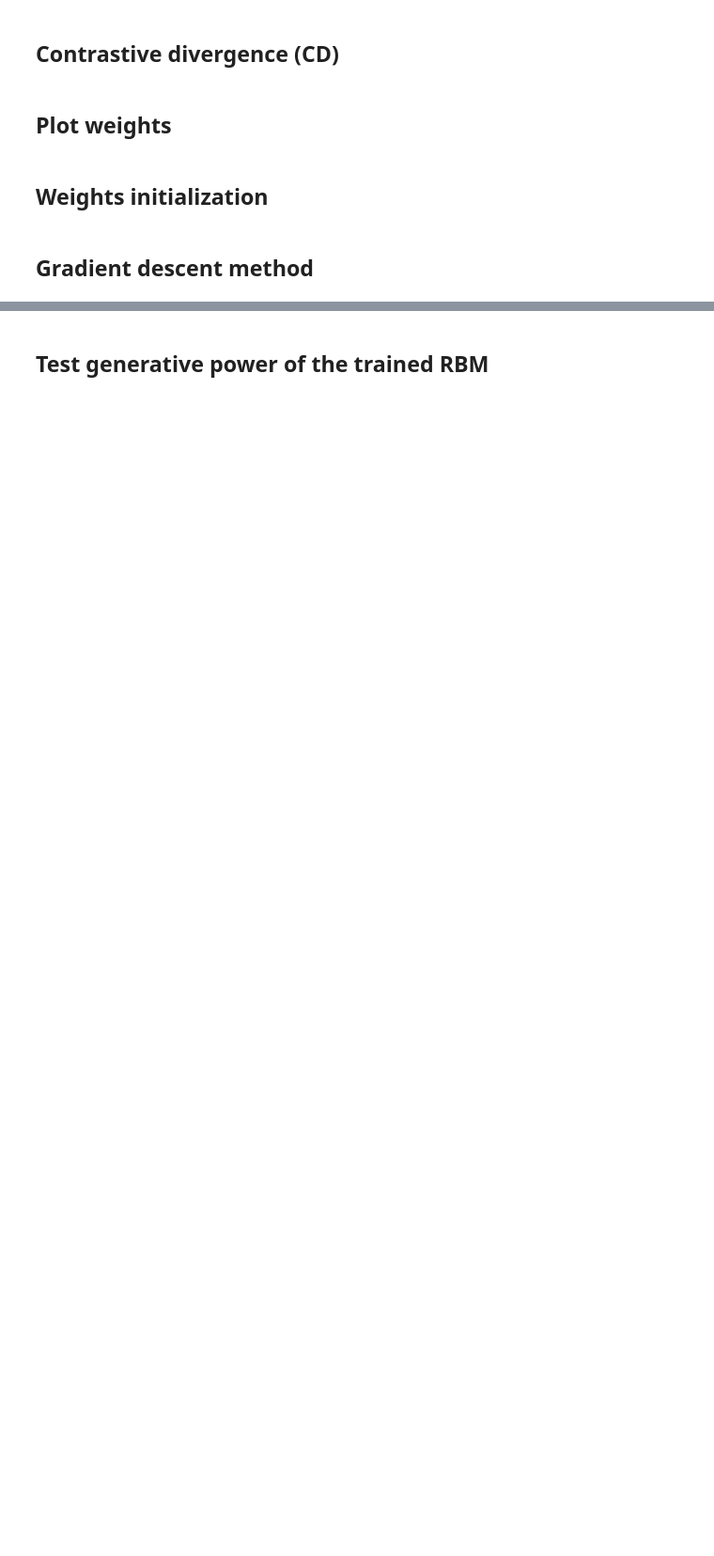
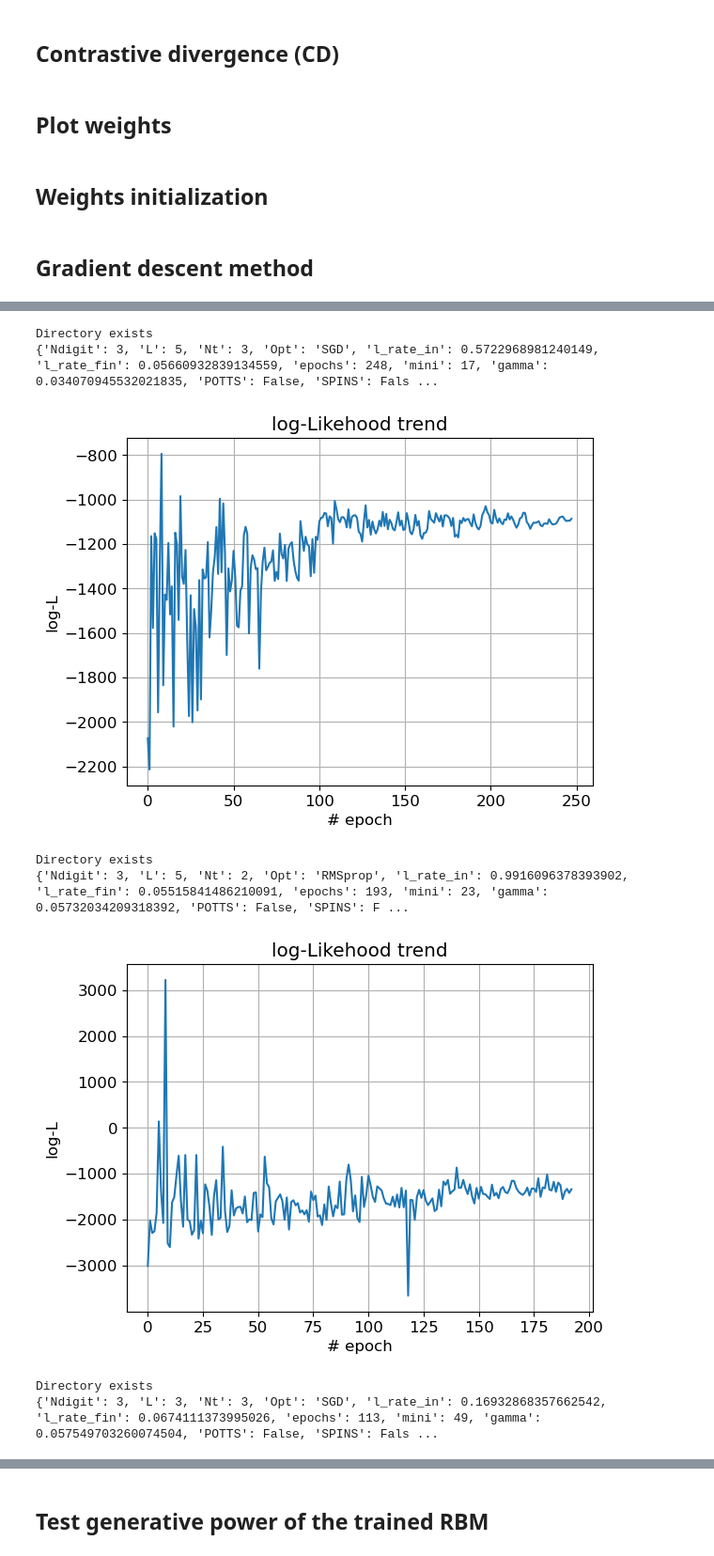
Before and after one commit to FrancescoLR02/LCP-Mod-B-Exercises, a Jupyter notebook: ex2_RBM/RBM_2025_MNIST.ipynb, the cells around one changed output, grey strips where cells are left out. Shown at 94% size. Drawn from its saved outputs; the diff is of its cells as text; code cells hidden in the pictures; blank space fills up the shorter version.

```diff
--- a/ex2_RBM/RBM_2025_MNIST.ipynb
+++ b/ex2_RBM/RBM_2025_MNIST.ipynb
@@ -621,0 +538,36 @@ def log_likelihood(a, b, w, data):
+# %%
+HP = {'L': [3, 6],
+      'Nt': [2, 6],
+      'Opt': ['RMSprop', 'SGD'],
+      'l_rate_in': [1, 0.1],
+      'l_rate_fin': [0.1, 0.05],
+      'epochs': [100, 250],
+      'mini': [10, 50],
+      'gamma': [0.1, 0.001],
+      #'POTTS': [False, True],
+      #'SPINS': False
+      }
+
+
+def RandomSearch(HP, Ndigit = 3, nModels = 10):
+
+   HyperParams_List = []
+
+   for _ in range(nModels):
+
+      L, Nt = np.random.randint(HP['L'][0], HP['L'][1]), np.random.randint(HP['Nt'][0], HP['Nt'][1] )
+      l_rate_in = np.random.uniform(HP['l_rate_in'][0], HP['l_rate_in'][1])
+      l_rate_fin = np.random.uniform(HP['l_rate_fin'][0], HP['l_rate_fin'][1])
+      epochs, mini = np.random.randint(HP['epochs'][0], HP['epochs'][1]), np.random.randint(HP['mini'][0], HP['mini'][1] )
+      gamma = np.random.uniform(HP['gamma'][0], HP['gamma'][1])
+
+      Opt = np.random.choice(HP['Opt'])
+
+      HyperParams = {'Ndigit': Ndigit, 'L': L, 'Nt': Nt, 'Opt': Opt, 'l_rate_in': l_rate_in,
+                     'l_rate_fin': l_rate_fin, 'epochs': epochs, 'mini': mini, 'gamma': gamma, 'POTTS': False, 'SPINS': False}
+
+      HyperParams_List.append(HyperParams)
+
+   return HyperParams_List
+# %%
+HyperParam_List = RandomSearch(HP, nModels = 3)
@@ -621,0 +576,12 @@ def log_likelihood(a, b, w, data):
+# %%
+for HP in HyperParam_List:
+   train_RBM(HP, label = 'BM_RandomSearch', Debug = False, Plots = True)
+# %% [output]
+Directory exists
+{'Ndigit': 3, 'L': 5, 'Nt': 3, 'Opt': 'SGD', 'l_rate_in': 0.5722968981240149, 'l_rate_fin': 0.05660932839134559, 'epochs': 248, 'mini': 17, 'gamma': 0.034070945532021835, 'POTTS': False, 'SPINS': Fals ...
+[figure, added]
+Directory exists
+{'Ndigit': 3, 'L': 5, 'Nt': 2, 'Opt': 'RMSprop', 'l_rate_in': 0.9916096378393902, 'l_rate_fin': 0.05515841486210091, 'epochs': 193, 'mini': 23, 'gamma': 0.05732034209318392, 'POTTS': False, 'SPINS': F ...
+[figure, added]
+Directory exists
+{'Ndigit': 3, 'L': 3, 'Nt': 3, 'Opt': 'SGD', 'l_rate_in': 0.16932868357662542, 'l_rate_fin': 0.0674111373995026, 'epochs': 113, 'mini': 49, 'gamma': 0.057549703260074504, 'POTTS': False, 'SPINS': Fals ...
```
Also changed, not shown: parts of 32 cells of this notebook.
